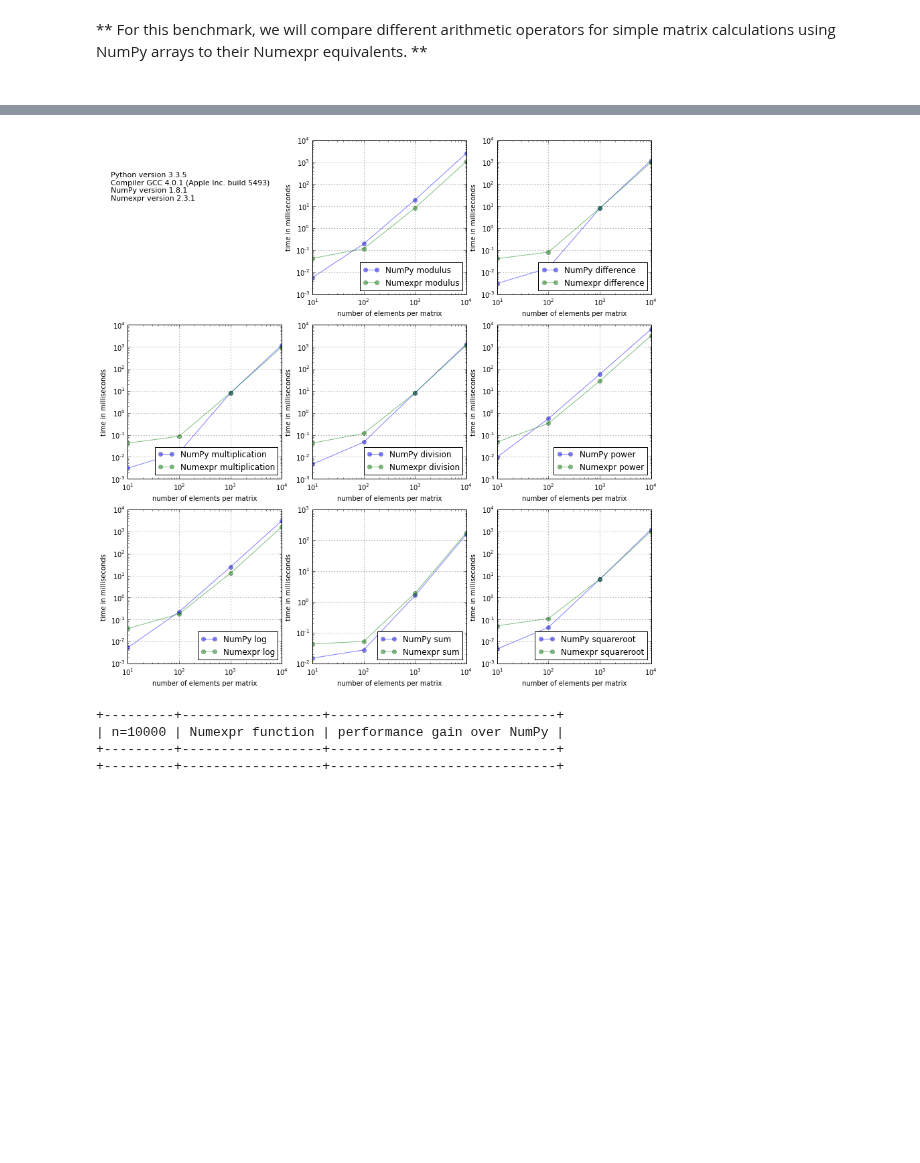
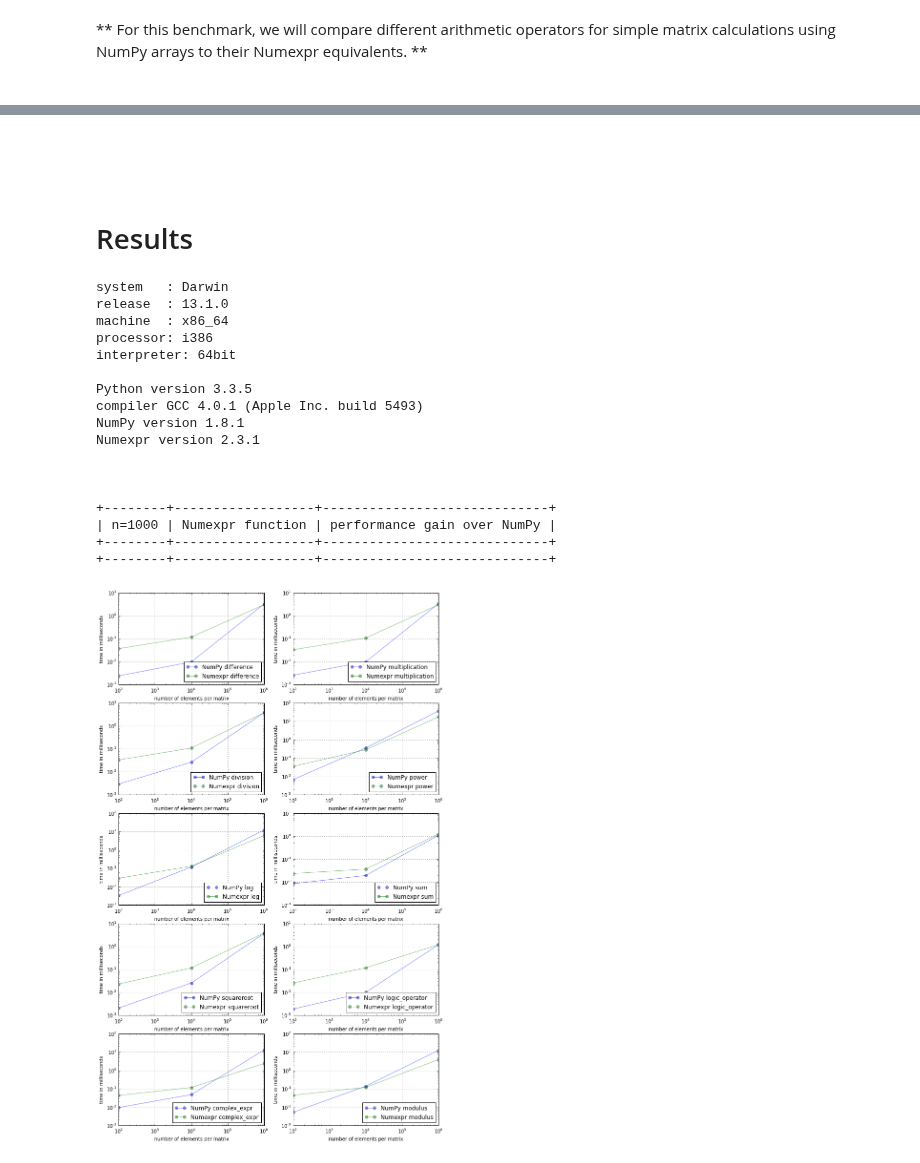
Before and after one commit to rasbt/One-Python-benchmark-per-day, a Jupyter notebook: ipython_nbs/day7_numpy_numexpr.ipynb, the cells around one changed output, grey strips where cells are left out. Drawn from its saved outputs; the diff is of its cells as text; code cells hidden in the pictures; blank space fills up the shorter version.

```diff
--- a/ipython_nbs/day7_numpy_numexpr.ipynb
+++ b/ipython_nbs/day7_numpy_numexpr.ipynb
@@ -112,12 +149,18 @@ for n in orders_n:
 # %%
 import platform
 
-sys_info = [
-        ['Python version', platform.python_version()],
-        ['Compiler', platform.python_compiler()],
-        ['NumPy version', np.__version__],
-        ['Numexpr version', ne.__version__]
-        ]
+def print_sysinfo():
+    print('\nsystem   :', platform.system())
+    print('release  :', platform.release())
+    print('machine  :', platform.machine())
+    print('processor:', platform.processor())
+    print('interpreter:', platform.architecture()[0])
+
+    print('\nPython version', platform.python_version())
+    print('compiler', platform.python_compiler())
+    print('NumPy version', np.__version__)
+    print('Numexpr version', ne.__version__)
+    print('\n\n')
 # %%
 import prettytable
 
@@ -156,11 +175,51 @@ def plot_figures(funcs, sys_info):
 # %%
 %matplotlib inline
-# %%
-plot_figures(funcs, sys_info)
-summary_table(funcs)
-# %% [output]
-[figure, removed]
-+---------+------------------+-----------------------------+
-| n=10000 | Numexpr function | performance gain over NumPy |
-+---------+------------------+-----------------------------+
-+---------+------------------+-----------------------------+
+# %%
+import matplotlib.pyplot as plt
+
+def plot_figures(funcs):
+    fig = plt.figure(figsize=(12,20))
+    for i,f in enumerate(funcs):
+        plt.subplot(len(funcs)/2, 2, i)
+        plt.plot([i**2 for i in orders_n], [i*100 for i in timings_np[f]],
+                            alpha=0.5, label='NumPy %s' %f, marker='o')
+        plt.plot([i**2 for i in orders_n], [i*100 for i in timings_ne[f]],
+                            alpha=0.5, label='Numexpr %s' %f, marker='o')
+        plt.legend(loc='lower right')
+        plt.xscale('log')
+        plt.yscale('log')
+        plt.grid()
+        plt.xlabel('number of elements per matrix')
+        plt.ylabel('time in milliseconds')
+
+
+
+    plt.show()
+# %% [markdown]
+<br>
+<br>
+# %% [markdown]
+# Results
+# %%
+print_sysinfo()
+summary_table(funcs)
+plot_figures(funcs)
+# %% [output]
+system   : Darwin
+release  : 13.1.0
+machine  : x86_64
+processor: i386
+interpreter: 64bit
+
+Python version 3.3.5
+compiler GCC 4.0.1 (Apple Inc. build 5493)
+NumPy version 1.8.1
+Numexpr version 2.3.1
+
+
+
++--------+------------------+-----------------------------+
+| n=1000 | Numexpr function | performance gain over NumPy |
++--------+------------------+-----------------------------+
++--------+------------------+-----------------------------+
+[figure, added]
```
Also changed, not shown: parts of 13 cells of this notebook, 1 other file.
